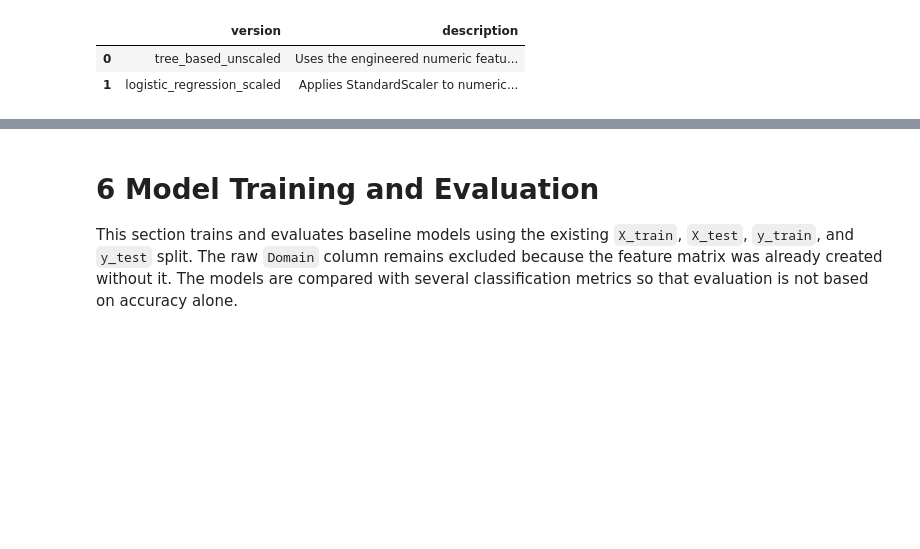
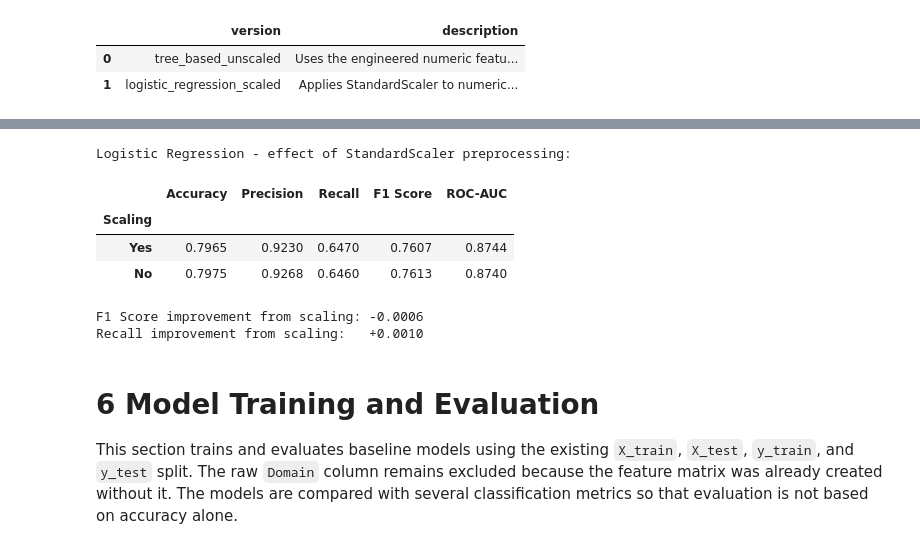
Before and after one commit to silinm12/cyber-phishing-review, a Jupyter notebook: notebook.ipynb, the cells around one changed output, grey strips where cells are left out. Drawn from its saved outputs; the diff is of its cells as text; code cells hidden in the pictures; blank space fills up the shorter version.

```diff
--- a/notebook.ipynb
+++ b/notebook.ipynb
@@ -453,3 +521,53 @@ preprocessing_summary
+# %%
+import warnings
+from sklearn.linear_model import LogisticRegression as LR
+from sklearn.metrics import accuracy_score, precision_score, recall_score, f1_score, roc_auc_score
+
+def train_evaluate_lr(X_tr, X_te, y_tr, y_te, use_scaling: bool) -> dict:
+    """Train Logistic Regression with or without StandardScaler and return metrics."""
+    if use_scaling:
+        model = Pipeline(steps=[
+            ("scaler", StandardScaler()),
+            ("clf",    LR(max_iter=1000, random_state=42)),
+        ])
+    else:
+        model = LR(max_iter=1000, random_state=42)
+
+    with warnings.catch_warnings():
+        warnings.filterwarnings("ignore", category=RuntimeWarning)
+        model.fit(X_tr, y_tr)
+        y_pred  = model.predict(X_te)
+        y_score = model.predict_proba(X_te)[:, 1]
+
+    return {
+        "Scaling":   "Yes" if use_scaling else "No",
+        "Accuracy":  accuracy_score(y_te, y_pred),
+        "Precision": precision_score(y_te, y_pred, zero_division=0),
+        "Recall":    recall_score(y_te, y_pred, zero_division=0),
+        "F1 Score":  f1_score(y_te, y_pred, zero_division=0),
+        "ROC-AUC":   roc_auc_score(y_te, y_score),
+    }
+
+
+scaling_experiment = pd.DataFrame([
+    train_evaluate_lr(X_train, X_test, y_train, y_test, use_scaling=True),
+    train_evaluate_lr(X_train, X_test, y_train, y_test, use_scaling=False),
+])
+
+print("Logistic Regression - effect of StandardScaler preprocessing:")
+display(scaling_experiment.set_index("Scaling").style.format("{:.4f}"))
+
+delta = scaling_experiment.set_index("Scaling").diff().iloc[-1] * -1
+print("F1 Score improvement from scaling: " + "{:+.4f}".format(delta["F1 Score"]))
+print("Recall improvement from scaling:   " + "{:+.4f}".format(delta["Recall"]))
+# %% [output]
+Logistic Regression - effect of StandardScaler preprocessing:
+|  | Accuracy | Precision | Recall | F1 Score | ROC-AUC |
+| Scaling |  |  |  |  |  |
+| Yes | 0.7965 | 0.9230 | 0.6470 | 0.7607 | 0.8744 |
+| No | 0.7975 | 0.9268 | 0.6460 | 0.7613 | 0.8740 |
+F1 Score improvement from scaling: -0.0006
+Recall improvement from scaling:   +0.0010
 # %% [markdown]
 # 6 Model Training and Evaluation
 
```
Also changed, not shown: parts of 7 cells of this notebook, 4 other files.
